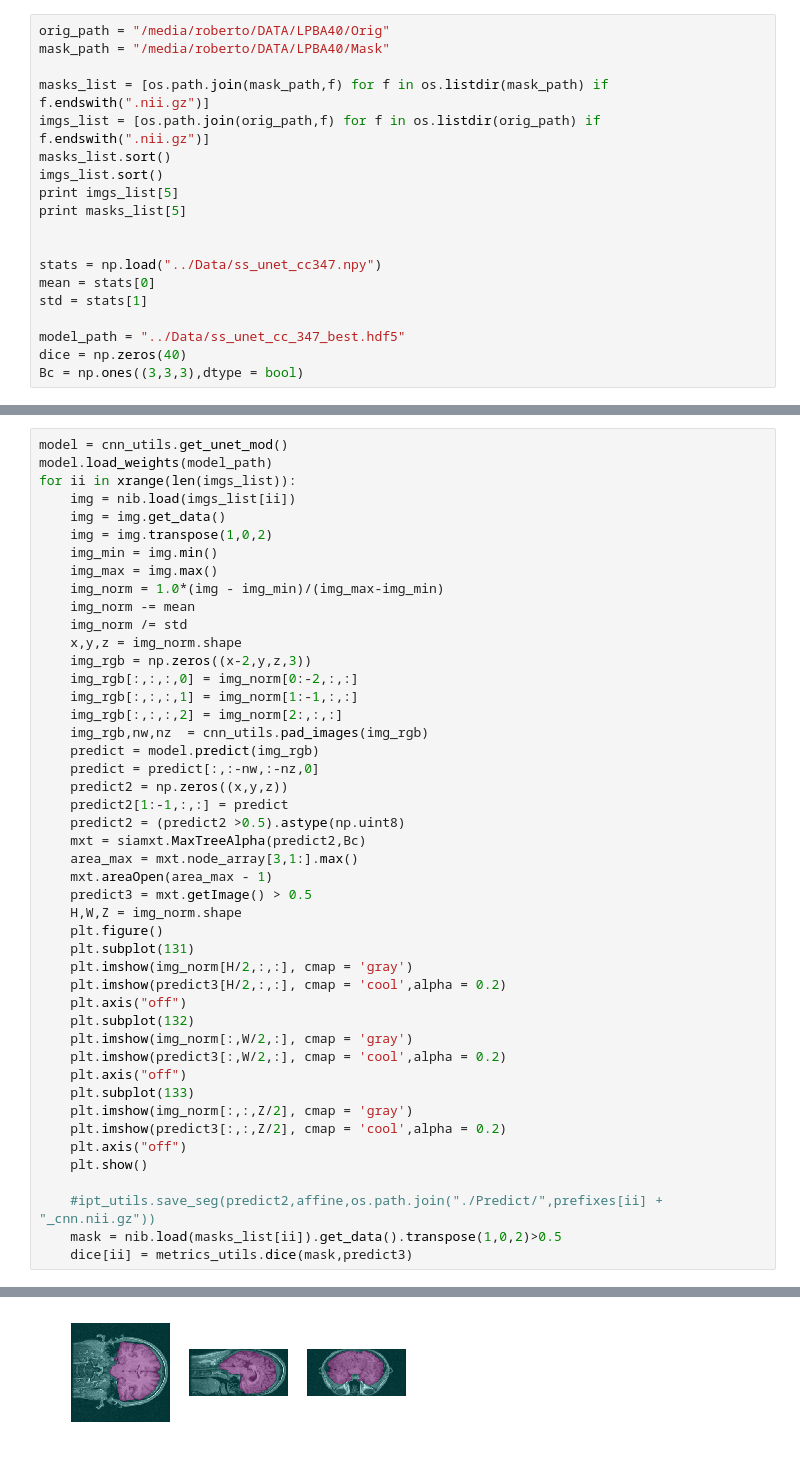
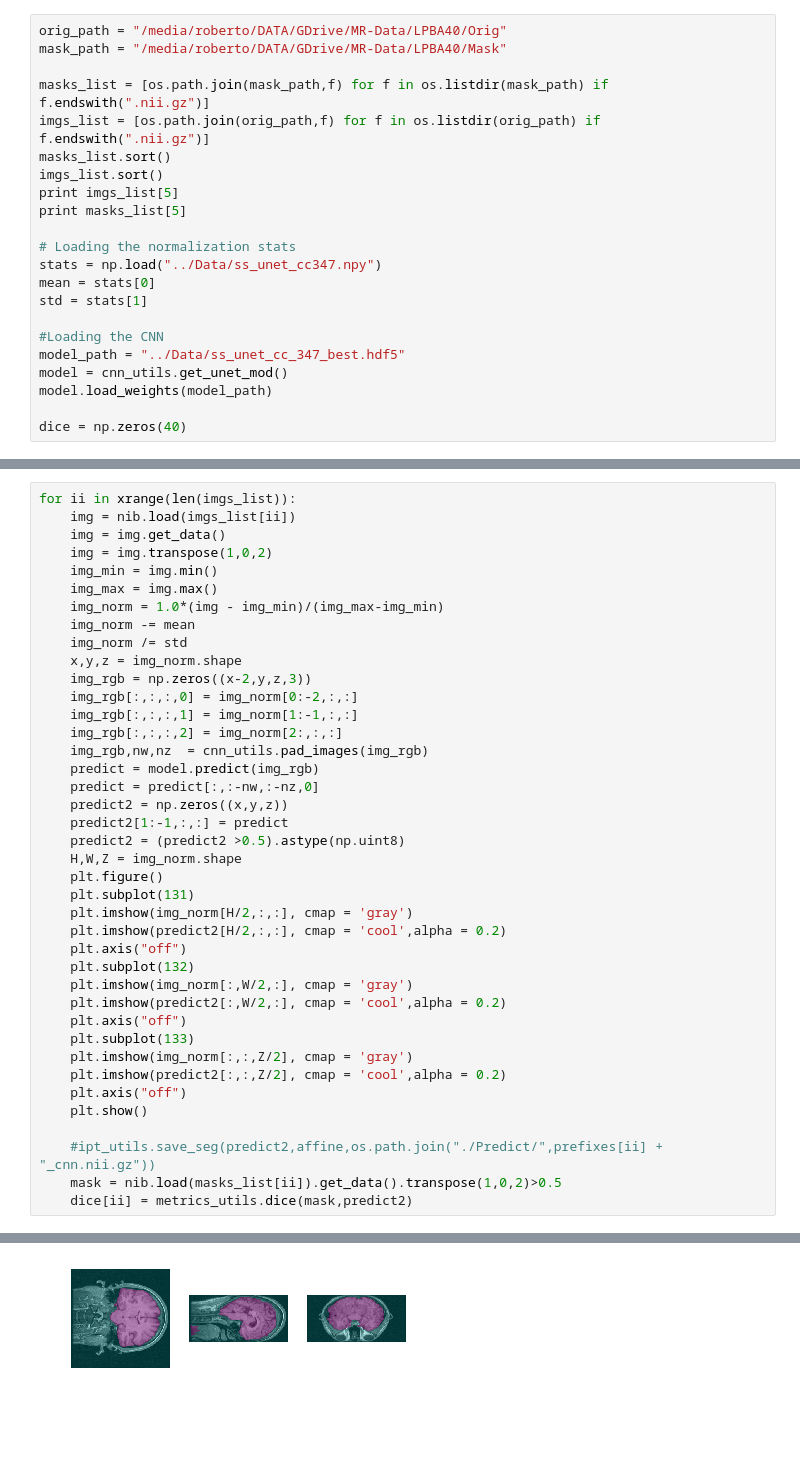
Before and after one commit to rmsouza01/ML101, a Jupyter notebook: JNotebooks/cnn-cc-347-predict-LPBA40.ipynb, the cells around one changed output, grey strips where cells are left out. Cells and saved outputs as stored; diff of their text form; blank space fills up the shorter version.

```diff
--- a/JNotebooks/cnn-cc-347-predict-LPBA40.ipynb
+++ b/JNotebooks/cnn-cc-347-predict-LPBA40.ipynb
@@ -20,6 +28,6 @@ Using TensorFlow backend.
 # %%
-orig_path = "/media/roberto/DATA/LPBA40/Orig"
-mask_path = "/media/roberto/DATA/LPBA40/Mask"
+orig_path = "/media/roberto/DATA/GDrive/MR-Data/LPBA40/Orig"
+mask_path = "/media/roberto/DATA/GDrive/MR-Data/LPBA40/Mask"
 
 masks_list = [os.path.join(mask_path,f) for f in os.listdir(mask_path) if f.endswith(".nii.gz")]
 imgs_list = [os.path.join(orig_path,f) for f in os.listdir(orig_path) if f.endswith(".nii.gz")]
@@ -28,12 +36,15 @@ imgs_list.sort()
 print imgs_list[5]
 print masks_list[5]
 
-
+# Loading the normalization stats
 stats = np.load("../Data/ss_unet_cc347.npy")
 mean = stats[0]
 std = stats[1]
 
+#Loading the CNN
 model_path = "../Data/ss_unet_cc_347_best.hdf5"
+model = cnn_utils.get_unet_mod()
+model.load_weights(model_path)
+
 dice = np.zeros(40)
-Bc = np.ones((3,3,3),dtype = bool)
 # %% [output]
@@ -42,6 +55,4 @@ Bc = np.ones((3,3,3),dtype = bool)
 # %%
-model = cnn_utils.get_unet_mod()
-model.load_weights(model_path)
 for ii in xrange(len(imgs_list)):
     img = nib.load(imgs_list[ii])
     img = img.get_data()
@@ -62,42 +73,38 @@ for ii in xrange(len(imgs_list)):
     predict2 = np.zeros((x,y,z))
     predict2[1:-1,:,:] = predict
     predict2 = (predict2 >0.5).astype(np.uint8)
-    mxt = siamxt.MaxTreeAlpha(predict2,Bc)
-    area_max = mxt.node_array[3,1:].max()
-    mxt.areaOpen(area_max - 1)
-    predict3 = mxt.getImage() > 0.5
     H,W,Z = img_norm.shape
     plt.figure()
     plt.subplot(131)
     plt.imshow(img_norm[H/2,:,:], cmap = 'gray')
-    plt.imshow(predict3[H/2,:,:], cmap = 'cool',alpha = 0.2)
+    plt.imshow(predict2[H/2,:,:], cmap = 'cool',alpha = 0.2)
     plt.axis("off")
     plt.subplot(132)
     plt.imshow(img_norm[:,W/2,:], cmap = 'gray')
-    plt.imshow(predict3[:,W/2,:], cmap = 'cool',alpha = 0.2)
+    plt.imshow(predict2[:,W/2,:], cmap = 'cool',alpha = 0.2)
     plt.axis("off")
     plt.subplot(133)
     plt.imshow(img_norm[:,:,Z/2], cmap = 'gray')
-    plt.imshow(predict3[:,:,Z/2], cmap = 'cool',alpha = 0.2)
+    plt.imshow(predict2[:,:,Z/2], cmap = 'cool',alpha = 0.2)
     plt.axis("off")
     plt.show()
 
     #ipt_utils.save_seg(predict2,affine,os.path.join("./Predict/",prefixes[ii] + "_cnn.nii.gz"))
     mask = nib.load(masks_list[ii]).get_data().transpose(1,0,2)>0.5
-    dice[ii] = metrics_utils.dice(mask,predict3)
+    dice[ii] = metrics_utils.dice(mask,predict2)
 # %% [output]
 [figure]
 [figure]
 [figure]
 [figure]
 [figure]
 [figure]
 [figure]
 [figure]
 [figure]
 [figure]
 [figure]
-[figure, old version]
+[figure, new version]
 ... (28 outputs left out)
 # %%
 print "Average dice and standrd deviation"
```
Also changed, not shown: parts of 6 cells of this notebook, 7 other files.
